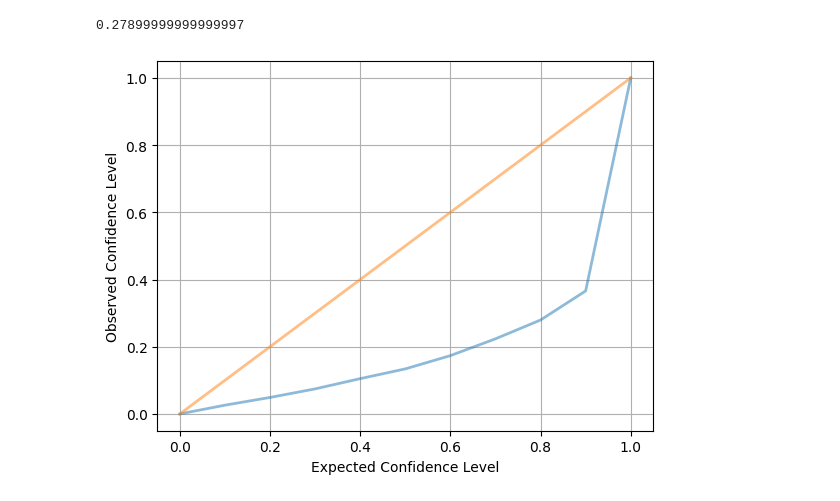
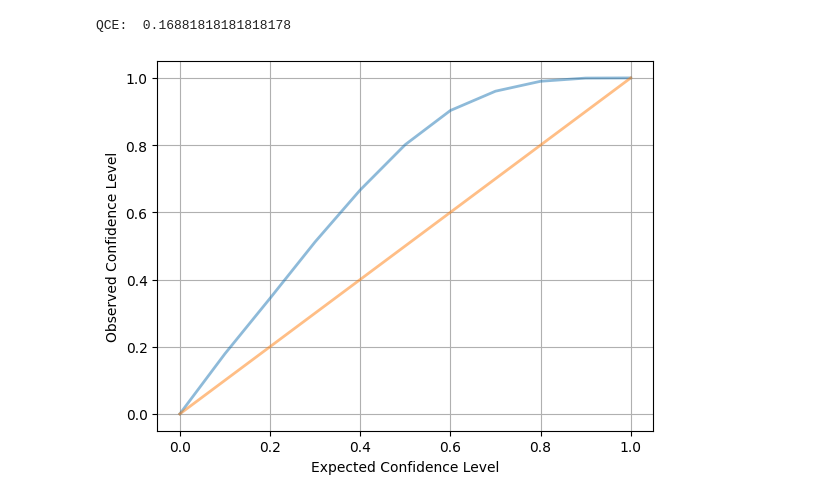
Before and after one commit to skguda/CS57300-Final-Project, a Jupyter notebook: dropout.ipynb, the cells around one changed output. Saved outputs shown, nothing was run; the diff lists cells and outputs as text; code cells hidden in the pictures.

Commit message:
Updated Dropout notebook

```diff
--- a/dropout.ipynb
+++ b/dropout.ipynb
@@ -27,2 +25,14 @@ print(y.shape)
 torch.Size([6000, 8])
 torch.Size([6000, 1])
+# %%
+# Read validation set
+val_df = pd.read_csv("updated_medical_validate.csv")
+val = val_df.drop(columns='Medical Cost').to_numpy(dtype='float64', copy=True)
+val_y = val_df['Medical Cost'].to_numpy(dtype='float64', copy=True)
+
+# Convert to 2D PyTorch tensors
+X_val = torch.tensor(val, dtype=torch.float32)
+y_val = torch.tensor(val_y, dtype=torch.float32).reshape(-1, 1)
+
+print(X_val.shape)
+print(y_val.shape)
@@ -175,8 +163,11 @@ predictions
 # %%
-def qce(test_predictions, n_quantiles, n_bins, filename):
+def qce(predictions, n_quantiles, n_bins, filename, scale=1):
   quantiles = np.linspace(0, 1, n_quantiles+1)
 
-  df = test_predictions.sort_values('Uncertainty')
+  test_predictions = predictions.copy()
+
+  test_predictions['Uncertainty'] = scale * test_predictions['Uncertainty']
+  df = test_predictions
 
   # Variance ranges for binning
   cutoffs = np.linspace(df['Uncertainty'].iloc[0],
@@ -227,8 +218,7 @@ def qce(test_predictions, n_quantiles, n_bins, filename):
   ax.set_ylabel(r'Observed Confidence Level')
   ax.grid()
 
+  print("QCE: ", error)
+
   plt.savefig(filename)
   return error
-
-
-qce(predictions, 10, 10, "dropout_calibration_plot")
@@ -238,10 +225,9 @@ qce(predictions, 10, 10, "dropout_calibration_plot")
-# %%
-predictions_gp = pd.read_csv('gaussian_processes_medical_test.csv')
-
-predictions_gp = predictions_gp[['Medical Cost', 'Mean', 'Uncertainty']]
-predictions_gp
-
-qce(predictions_gp, 10, 10, "gp_calibration_plot")
-# %% [output]
-0.27899999999999997
-[figure, removed]
+# %%
+# Sort predictions by Uncertainty
+predictions_val = predictions_val.sort_values('Uncertainty')
+
+# Get QCE on Validation Set
+qce_pre_calibration = qce(predictions_val, 10, 10, "dropout_pre_calibration_plot")
+# %% [output]
+QCE:  0.16881818181818178
+[figure, added]
```
Also changed, not shown: parts of 13 cells of this notebook, 3 other files.
